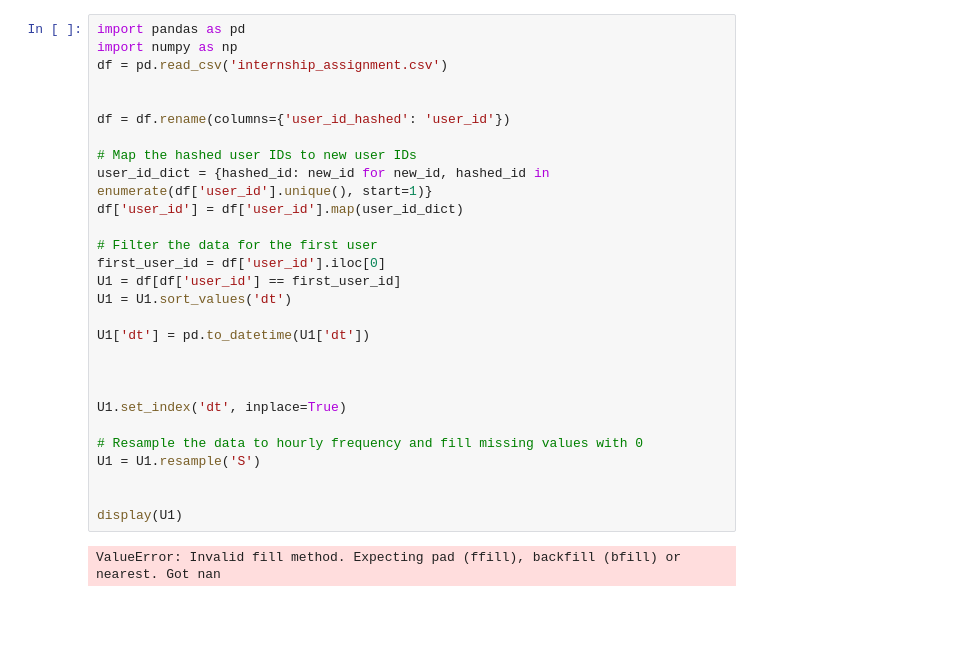
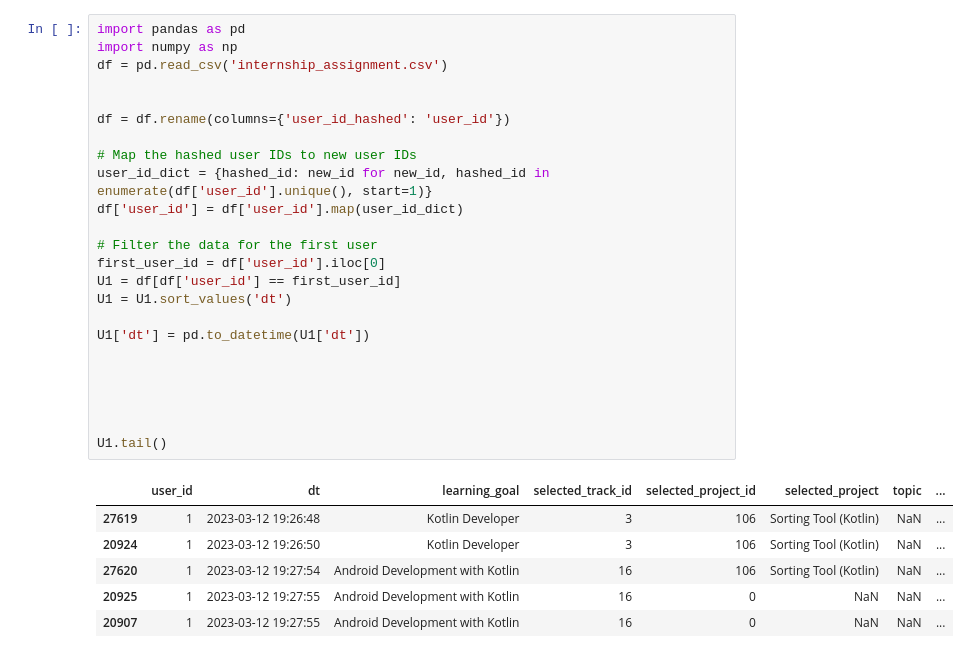
Before and after one commit to simeongluzman/Predictive-Analysis, a Jupyter notebook: test2.ipynb, the cells around one changed output. Cells and saved outputs as stored; diff of their text form; blank space fills up the shorter version.

```diff
--- a/test2.ipynb
+++ b/test2.ipynb
@@ -1,30 +1,31 @@
 # %%
 import pandas as pd
 import numpy as np
 df = pd.read_csv('internship_assignment.csv')
 
 
 df = df.rename(columns={'user_id_hashed': 'user_id'})
 
 # Map the hashed user IDs to new user IDs
 user_id_dict = {hashed_id: new_id for new_id, hashed_id in enumerate(df['user_id'].unique(), start=1)}
 df['user_id'] = df['user_id'].map(user_id_dict)
 
 # Filter the data for the first user
 first_user_id = df['user_id'].iloc[0]
 U1 = df[df['user_id'] == first_user_id]
 U1 = U1.sort_values('dt')
 
 U1['dt'] = pd.to_datetime(U1['dt'])
 
 
 
-U1.set_index('dt', inplace=True)
-
-# Resample the data to hourly frequency and fill missing values with 0
-U1 = U1.resample('S')
 
 
-display(U1)
+U1.tail()
 # %% [output]
-ValueError: Invalid fill method. Expecting pad (ffill), backfill (bfill) or nearest. Got nan
+|  | user_id | dt | learning_goal | selected_track_id | selected_project_id | selected_project | topic | ... |
+| 27619 | 1 | 2023-03-12 19:26:48 | Kotlin Developer | 3 | 106 | Sorting Tool (Kotlin) | NaN | ... |
+| 20924 | 1 | 2023-03-12 19:26:50 | Kotlin Developer | 3 | 106 | Sorting Tool (Kotlin) | NaN | ... |
+| 27620 | 1 | 2023-03-12 19:27:54 | Android Development with Kotlin | 16 | 106 | Sorting Tool (Kotlin) | NaN | ... |
+| 20925 | 1 | 2023-03-12 19:27:55 | Android Development with Kotlin | 16 | 0 | NaN | NaN | ... |
+| 20907 | 1 | 2023-03-12 19:27:55 | Android Development with Kotlin | 16 | 0 | NaN | NaN | ... |
```
Also changed, not shown: parts of 1 cell of this notebook, 1 other file.
